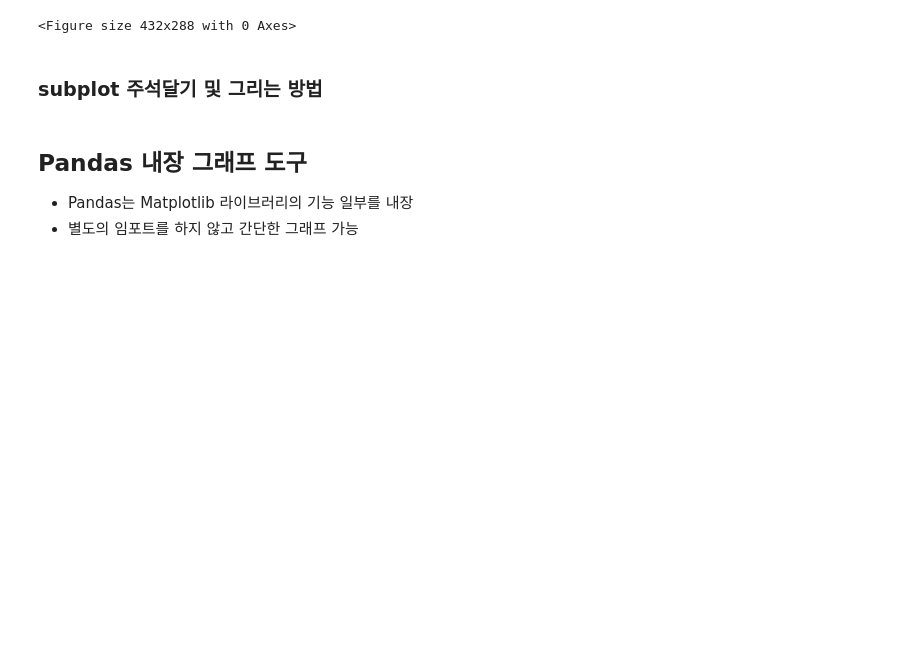
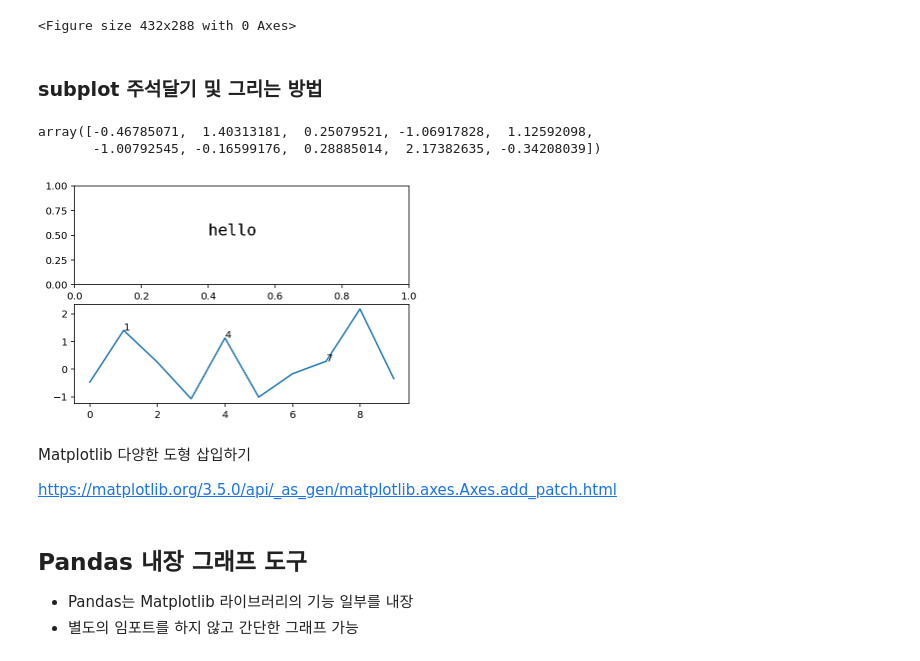
Before and after one commit to hwayoung306/AI, a Jupyter notebook: 20220419_py_06_데이터시각화.ipynb, the cells around one changed output. Saved outputs shown, nothing was run; the diff lists cells and outputs as text; code cells hidden in the pictures; blank space fills up the shorter version.

```diff
--- a/20220419_py_06_데이터시각화.ipynb
+++ b/20220419_py_06_데이터시각화.ipynb
@@ -504,0 +590,25 @@ fig, axes = plt.subplots(2, 1)
+# %%
+fig, axes = plt.subplots(2, 1)
+axes[0].text(0.4, 0.5, 'hello', family='monospace', fontsize=16)
+
+arr = np.arange(10), np.random.randn(10)
+axes[1].plot( arr[0], arr[1] )
+
+anno_data = [
+            (arr[0][1], arr[1][1], '1'),
+            (arr[0][4], arr[1][4], '4'),
+            (arr[0][7], arr[1][7], '7')
+]
+
+for x, y, label in anno_data :
+    axes[1].annotate(label, xy =(x, y))
+
+arr[1]
+# %% [output]
+array([-0.46785071,  1.40313181,  0.25079521, -1.06917828,  1.12592098,
+       -1.00792545, -0.16599176,  0.28885014,  2.17382635, -0.34208039])
+[figure, added]
+# %% [markdown]
+Matplotlib 다양한 도형 삽입하기
+
+https://matplotlib.org/3.5.0/api/_as_gen/matplotlib.axes.Axes.add_patch.html
```
Also changed, not shown: parts of 56 cells of this notebook.
